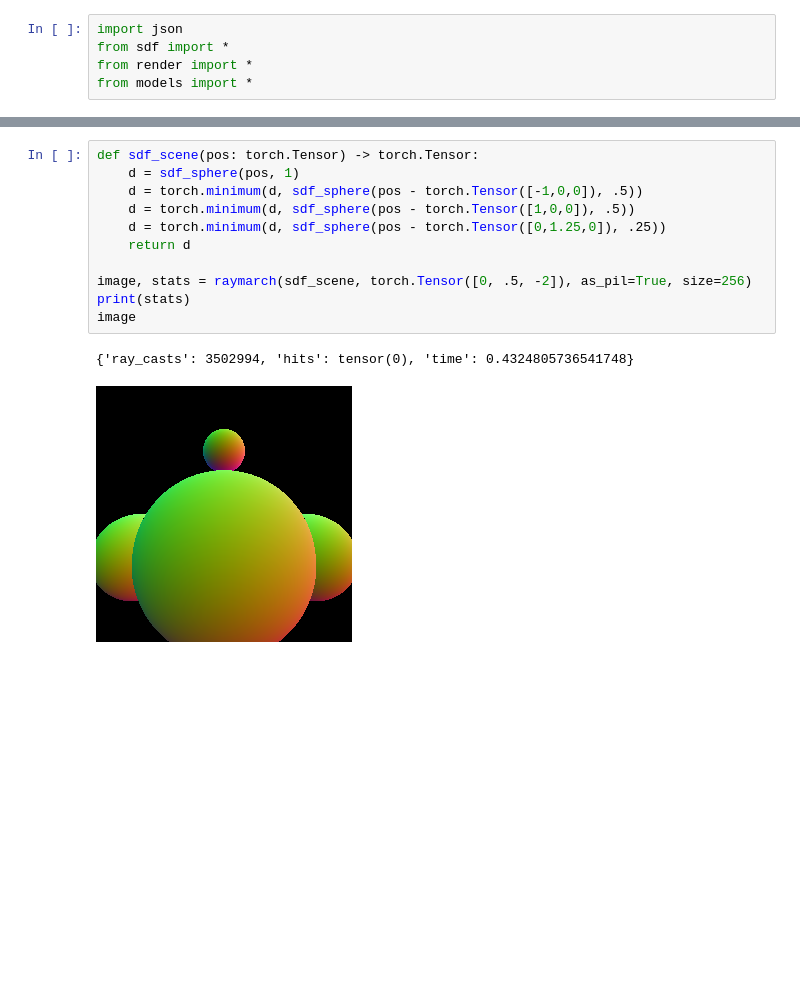
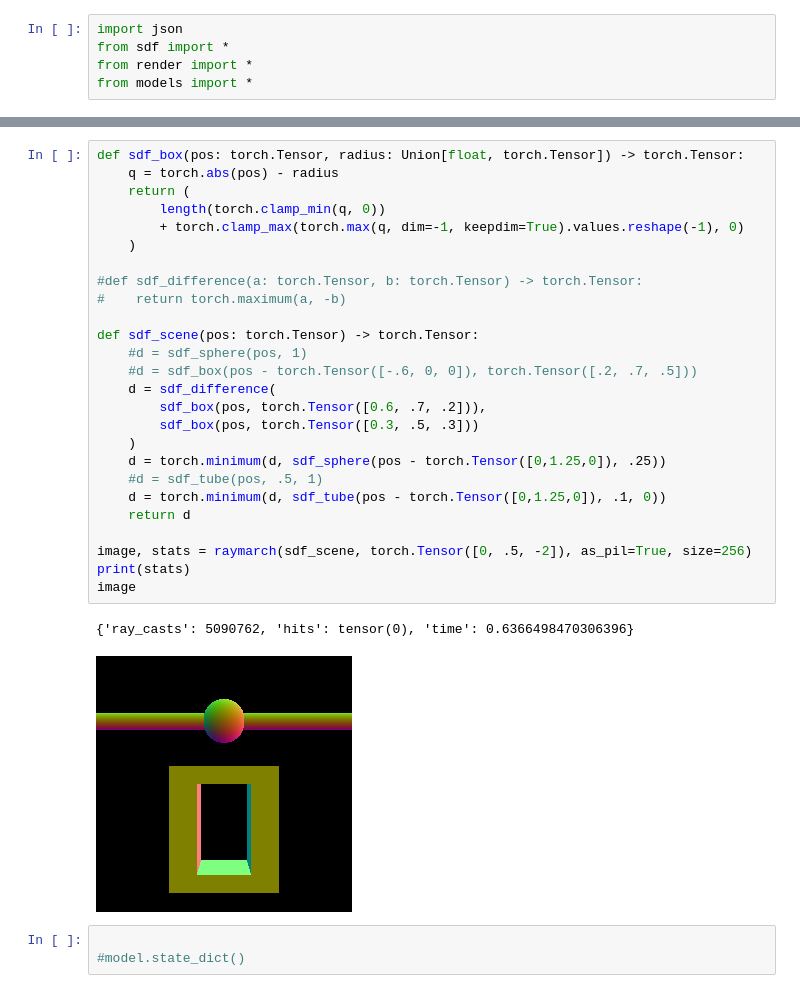
Before and after one commit to defgsus/blog, a Jupyter notebook: src/nn/sdf/render-model.ipynb, the cells around one changed output, grey strips where cells are left out. Saved outputs shown, nothing was run; the diff lists cells and outputs as text; blank space fills up the shorter version.

```diff
--- a/src/nn/sdf/render-model.ipynb
+++ b/src/nn/sdf/render-model.ipynb
@@ -21,14 +21,32 @@ image
 # %%
+def sdf_box(pos: torch.Tensor, radius: Union[float, torch.Tensor]) -> torch.Tensor:
+    q = torch.abs(pos) - radius
+    return (
+        length(torch.clamp_min(q, 0))
+        + torch.clamp_max(torch.max(q, dim=-1, keepdim=True).values.reshape(-1), 0)
+    )
+
+#def sdf_difference(a: torch.Tensor, b: torch.Tensor) -> torch.Tensor:
+#    return torch.maximum(a, -b)
+
 def sdf_scene(pos: torch.Tensor) -> torch.Tensor:
-    d = sdf_sphere(pos, 1)
-    d = torch.minimum(d, sdf_sphere(pos - torch.Tensor([-1,0,0]), .5))
-    d = torch.minimum(d, sdf_sphere(pos - torch.Tensor([1,0,0]), .5))
+    #d = sdf_sphere(pos, 1)
+    #d = sdf_box(pos - torch.Tensor([-.6, 0, 0]), torch.Tensor([.2, .7, .5]))
+    d = sdf_difference(
+        sdf_box(pos, torch.Tensor([0.6, .7, .2])),
+        sdf_box(pos, torch.Tensor([0.3, .5, .3]))
+    )
     d = torch.minimum(d, sdf_sphere(pos - torch.Tensor([0,1.25,0]), .25))
+    #d = sdf_tube(pos, .5, 1)
+    d = torch.minimum(d, sdf_tube(pos - torch.Tensor([0,1.25,0]), .1, 0))
     return d
 
 image, stats = raymarch(sdf_scene, torch.Tensor([0, .5, -2]), as_pil=True, size=256)
 print(stats)
 image
 # %% [output]
-{'ray_casts': 3502994, 'hits': tensor(0), 'time': 0.4324805736541748}
+{'ray_casts': 5090762, 'hits': tensor(0), 'time': 0.6366498470306396}
-[figure, old version]
+[figure, new version]
+# %%
+
+#model.state_dict()
```
Also changed, not shown: parts of 2 cells of this notebook, 5 other files.
